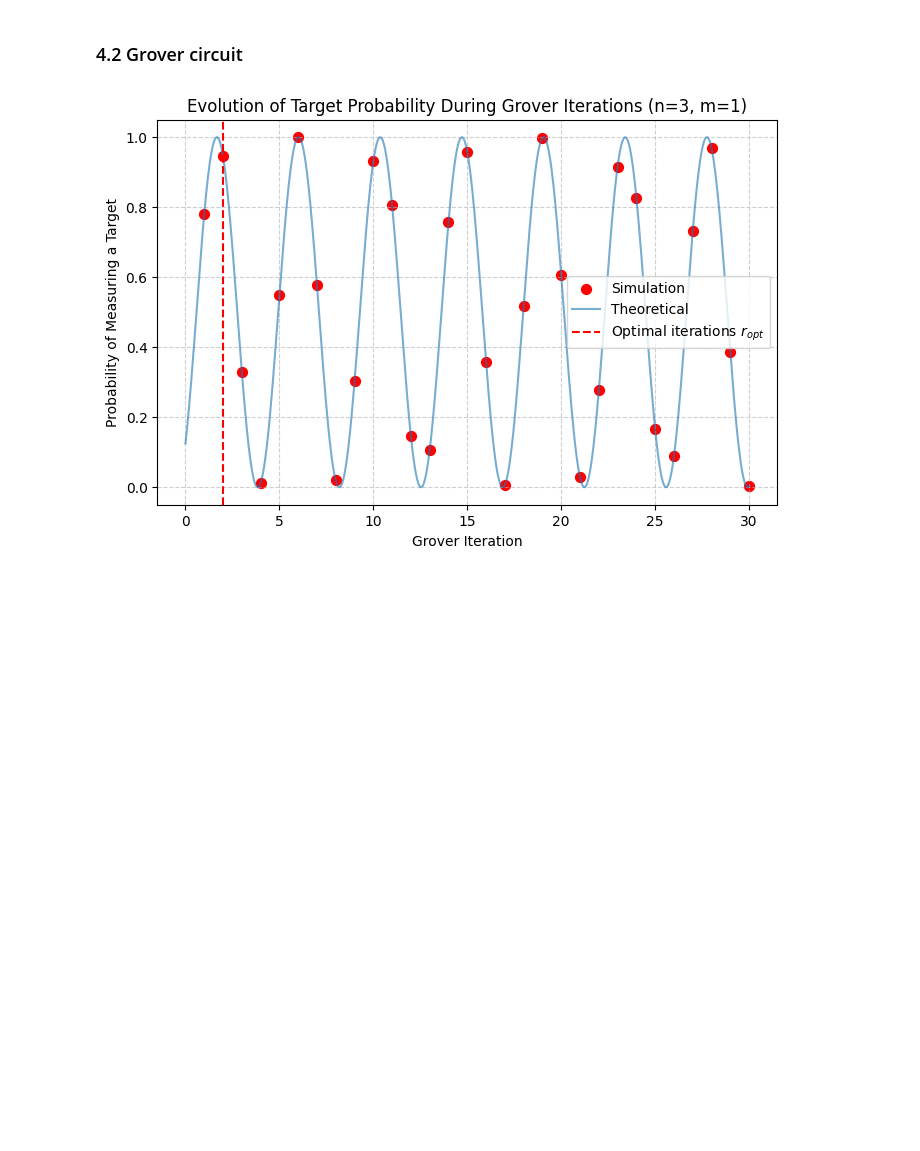
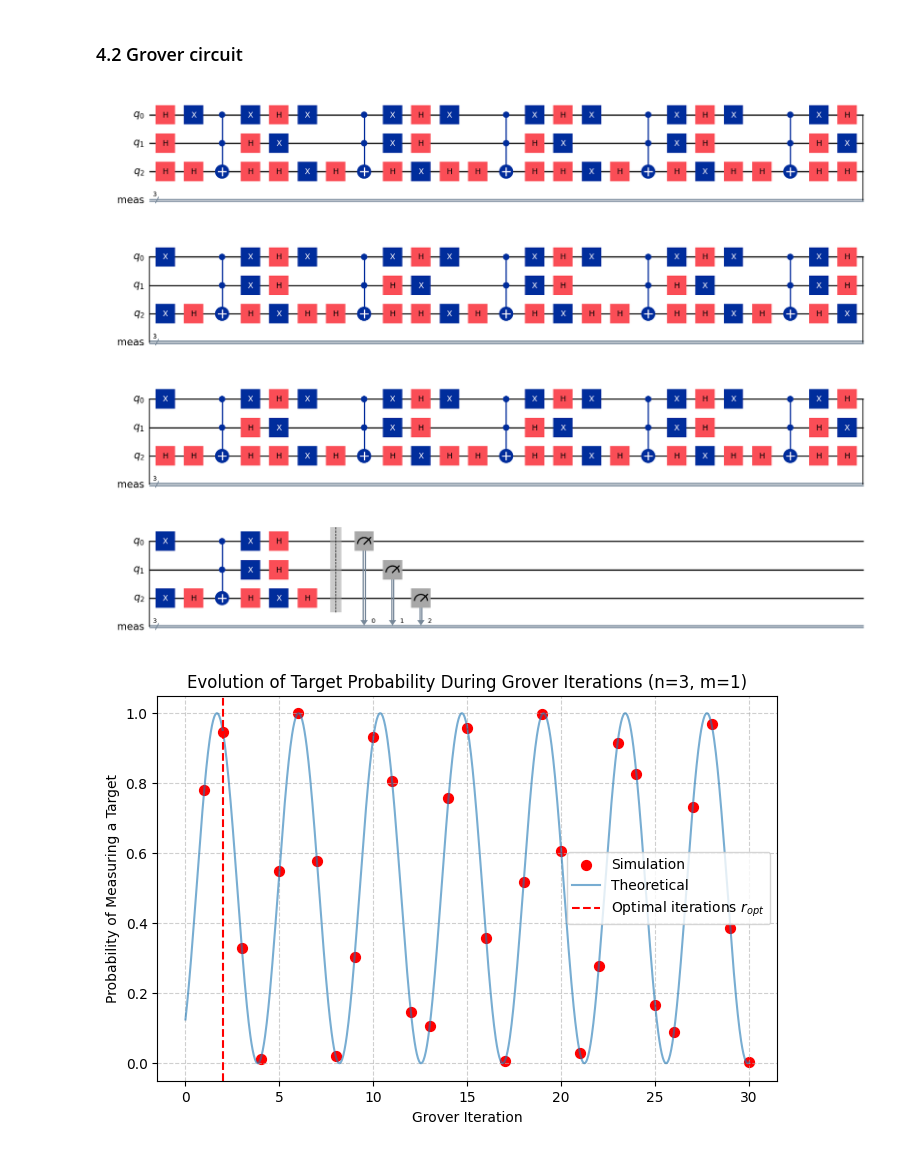
Before and after one commit to victor-pcll/Grover-s-Search, a Jupyter notebook: notebook.ipynb, the cells around one changed output. Cells and saved outputs as stored; diff of their text form; code cells hidden in the pictures; blank space fills up the shorter version.

```diff
--- a/notebook.ipynb
+++ b/notebook.ipynb
@@ -130,7 +130,10 @@ plt.show()
 # %%
 qc, probs = grover_circuit(n, targets, max_iter, 0)
 
-#qc.draw('mpl') # Uncomment to visualize the circuit
+fig = qc.draw('mpl', style='iqp')
+fig.savefig("./asset/circuit_grover_draw.png", dpi=300, bbox_inches='tight')
+# %% [output]
+[figure, added]
 # %%
 plt.figure(figsize=(8,5))
 plt.scatter(iterations_range, probs, marker='o', color='red', label='Simulation', s=50)
```
Also changed, not shown: parts of 16 cells of this notebook, 18 other files.
